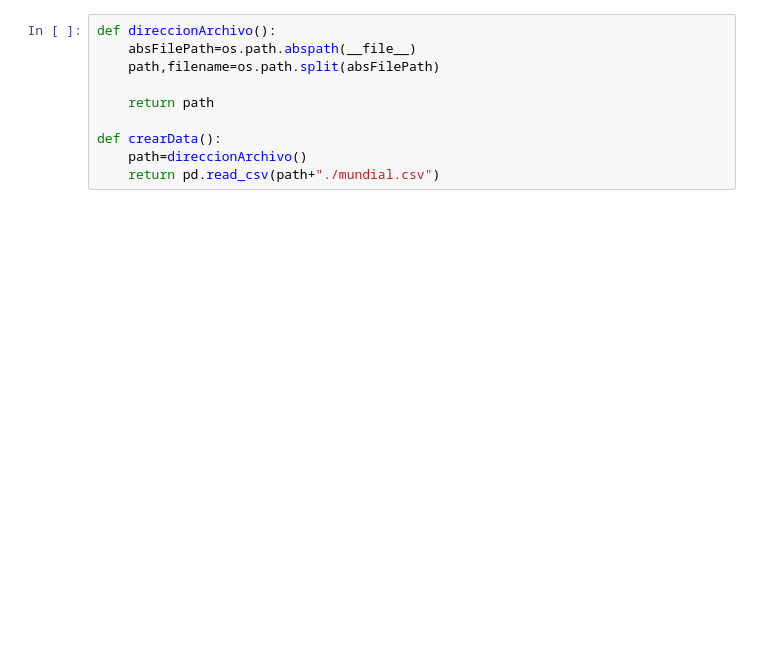
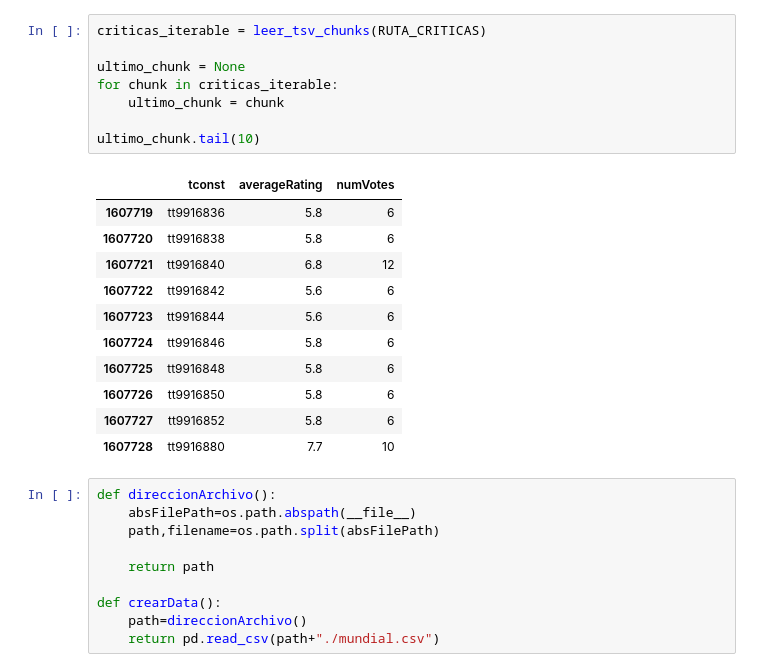
Before and after one commit to franncoronel/g5-backend, a Jupyter notebook: src/prueba.ipynb, the cells around one changed output. Saved outputs shown, nothing was run; the diff lists cells and outputs as text; blank space fills up the shorter version.

```diff
--- a/src/prueba.ipynb
+++ b/src/prueba.ipynb
@@ -60,3 +350,23 @@ df_criticas.tail(10)
+# %%
+criticas_iterable = leer_tsv_chunks(RUTA_CRITICAS)
+
+ultimo_chunk = None
+for chunk in criticas_iterable:
+    ultimo_chunk = chunk
+
+ultimo_chunk.tail(10)
+# %% [output]
+|  | tconst | averageRating | numVotes |
+| 1607719 | tt9916836 | 5.8 | 6 |
+| 1607720 | tt9916838 | 5.8 | 6 |
+| 1607721 | tt9916840 | 6.8 | 12 |
+| 1607722 | tt9916842 | 5.6 | 6 |
+| 1607723 | tt9916844 | 5.6 | 6 |
+| 1607724 | tt9916846 | 5.8 | 6 |
+| 1607725 | tt9916848 | 5.8 | 6 |
+| 1607726 | tt9916850 | 5.8 | 6 |
+| 1607727 | tt9916852 | 5.8 | 6 |
+| 1607728 | tt9916880 | 7.7 | 10 |
 # %%
 def direccionArchivo():
     absFilePath=os.path.abspath(__file__)
```
Also changed, not shown: parts of 11 cells of this notebook.
